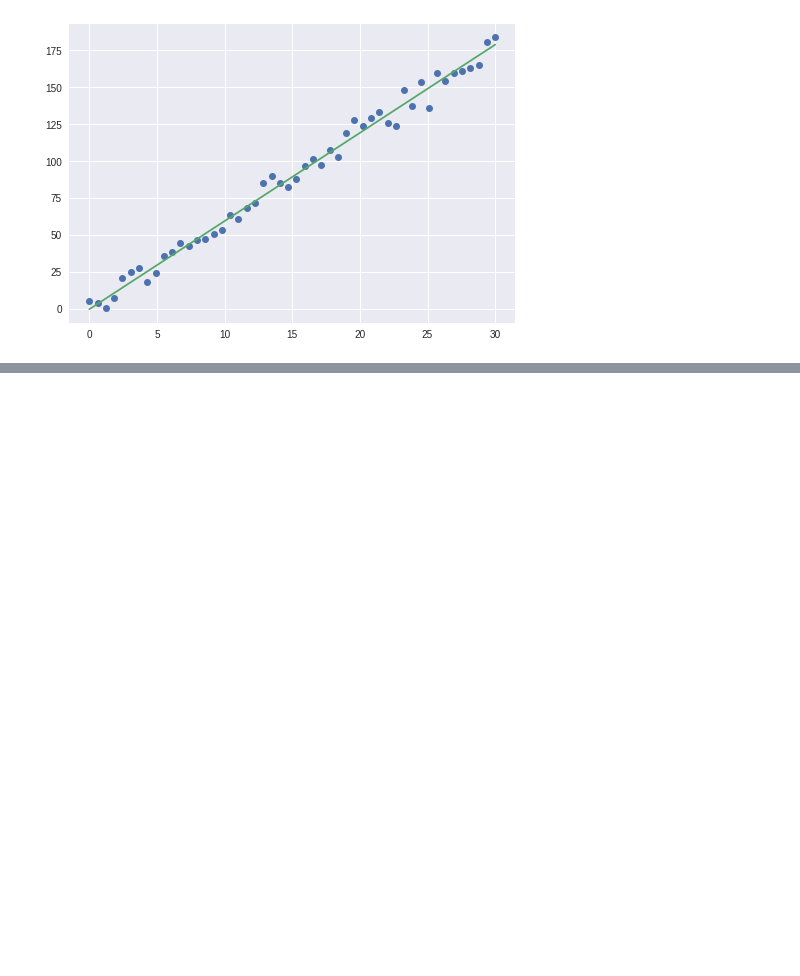
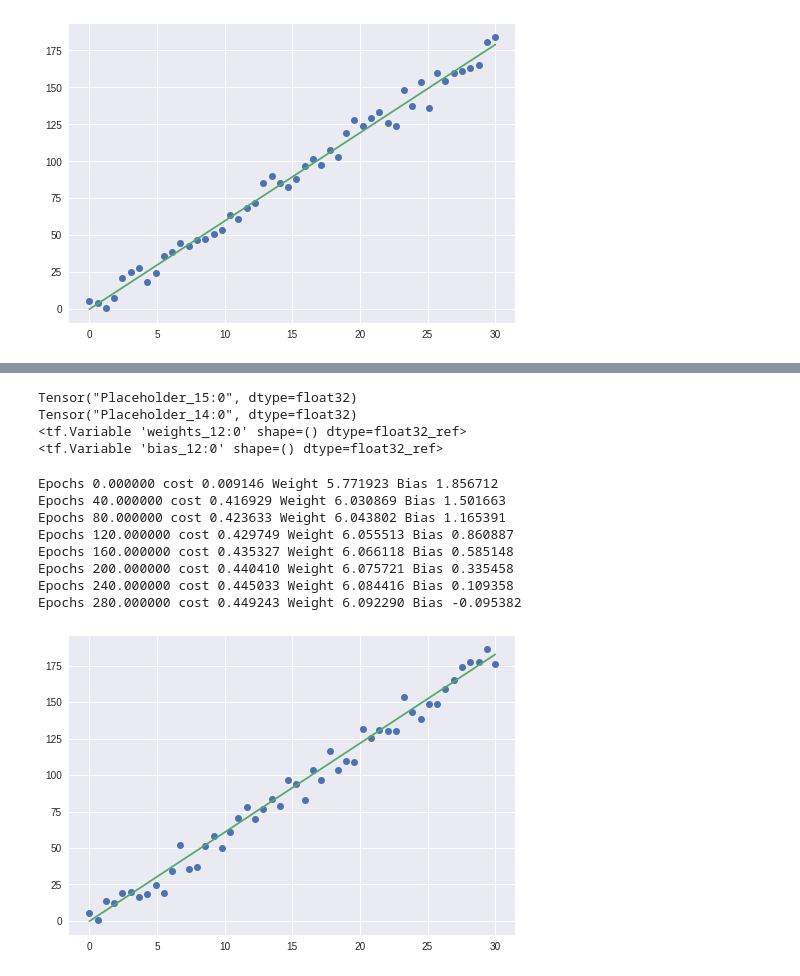
Before and after one commit to khanhtran94/LearnConda, a Jupyter notebook: Gradient_descent.ipynb, the cells around one changed output, grey strips where cells are left out. Cells and saved outputs as stored; diff of their text form; code cells hidden in the pictures; blank space fills up the shorter version.

```diff
--- a/Gradient_descent.ipynb
+++ b/Gradient_descent.ipynb
@@ -82,0 +124,47 @@ Epochs 280.000000 cost 0.240083 Weight 5.974566 Bias -0.338174
+# %%
+print(X)
+print(Y)
+print(W)
+print(B)
+# %% [output]
+Tensor("Placeholder_15:0", dtype=float32)
+Tensor("Placeholder_14:0", dtype=float32)
+<tf.Variable 'weights_12:0' shape=() dtype=float32_ref>
+<tf.Variable 'bias_12:0' shape=() dtype=float32_ref>
+# %%
+#define the tensorflow session
+
+with tf.Session() as sess:
+  sess.run(init)
+  writer = tf.summary.FileWriter('./log', sess.graph)
+
+  for epoch in range(epochs):
+    for x,y in zip(x_train, y_train):
+      sess.run(optimizer, feed_dict = {X: x, Y: y})
+
+      #writer logs for each epochs
+      summary_epochs = sess.run(merged_summary, feed_dict = {X: x, Y: y})
+      writer.add_summary(summary_epochs, epoch)
+
+    if not epoch%40:
+      W1 = sess.run(W)
+      B1 = sess.run(B)
+      cost_iter = sess.run(cost_iteration, feed_dict = {X: x, Y: y})
+      print('Epochs %f cost %f Weight %f Bias %f' %(epoch, cost_iter, W1, B1))
+
+  Weight = sess.run(W)
+  Bias = sess.run(B)
+
+  plt.plot(x_train, y_train, 'o')
+  plt.plot(x_train, Weight*x_train+Bias)
+  plt.show()
+# %% [output]
+Epochs 0.000000 cost 0.009146 Weight 5.771923 Bias 1.856712
+Epochs 40.000000 cost 0.416929 Weight 6.030869 Bias 1.501663
+Epochs 80.000000 cost 0.423633 Weight 6.043802 Bias 1.165391
+Epochs 120.000000 cost 0.429749 Weight 6.055513 Bias 0.860887
+Epochs 160.000000 cost 0.435327 Weight 6.066118 Bias 0.585148
+Epochs 200.000000 cost 0.440410 Weight 6.075721 Bias 0.335458
+Epochs 240.000000 cost 0.445033 Weight 6.084416 Bias 0.109358
+Epochs 280.000000 cost 0.449243 Weight 6.092290 Bias -0.095382
+[figure, added]
```
Also changed, not shown: parts of 2 cells of this notebook.
